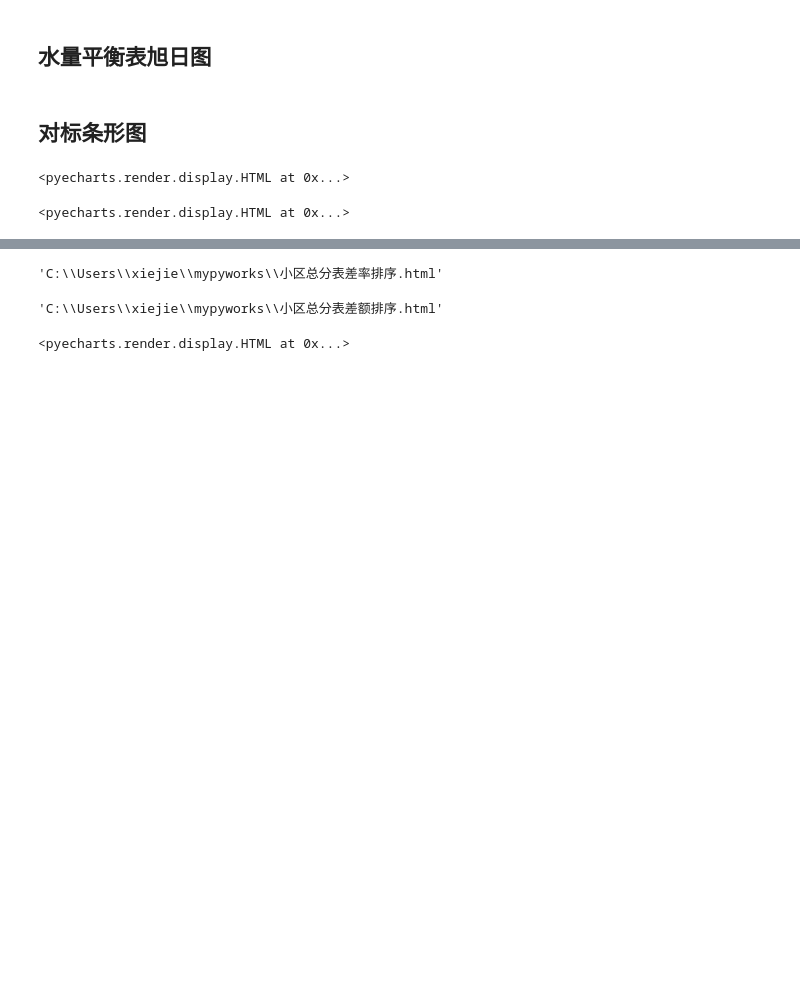
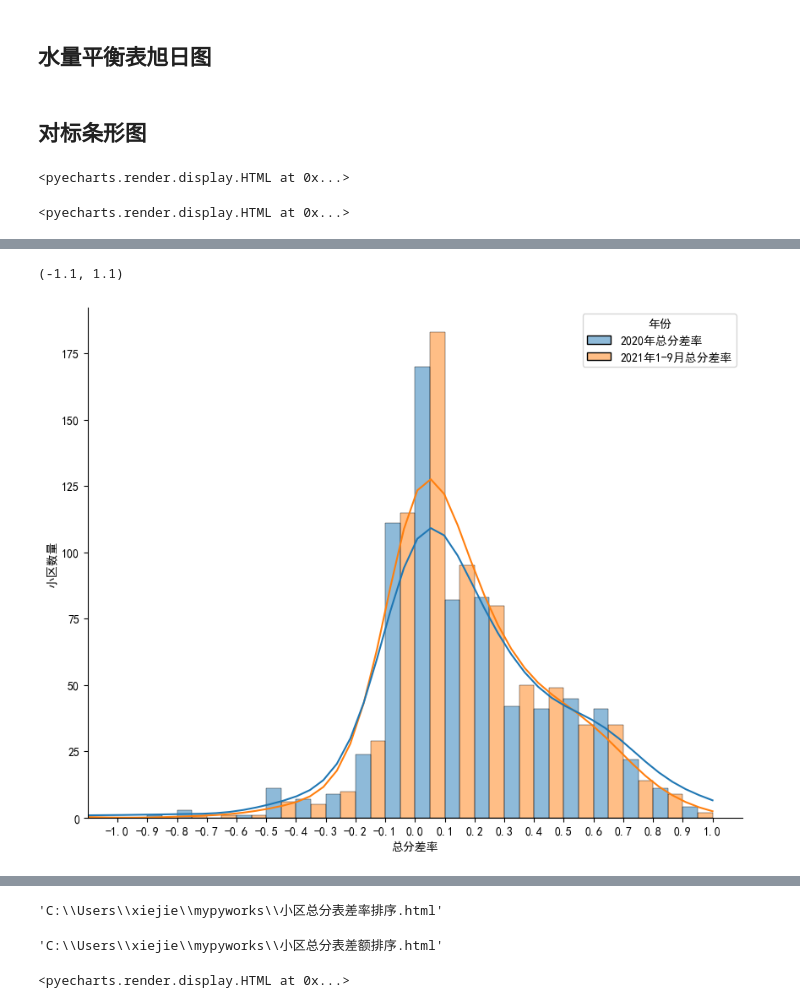
Before and after one commit to jayaston/mypyworks, a Jupyter notebook: 方便snapshot的产销差分析图表.ipynb, the cells around one changed output, grey strips where cells are left out. Cells and saved outputs as stored; diff of their text form; code cells hidden in the pictures; blank space fills up the shorter version.

```diff
--- a/方便snapshot的产销差分析图表.ipynb
+++ b/方便snapshot的产销差分析图表.ipynb
@@ -847,3 +904,21 @@ df_zf['总分差率'] = df_zf['总分差水量']/df_zf['总表水量']
+# %%
+fig=plt.figure(figsize=(10,8),dpi=100)
+#fig.suptitle("我是画布的标题",fontsize=20)
+
+g=sns.histplot(data=df_zf,x='总分表差率',bins=list(np.arange(-1,1.1,0.1)),hue="年份",multiple='dodge',kde=True,)
+#g=sns.histplot(data=zone3 , x="累计产销差率", bins=[-70,-20,-10,0,10,20,30,40,50],hue="年份",multiple='dodge',shrink=.8,kde=True)
+sns.despine() #移除边框
+plt.xticks(list(np.arange(-1,1.1,0.1)))
+plt.ylabel('小区数量')
+plt.xlabel('总分差率')
+plt.xlim(-1.1,1.1)
+#plt.title('测试')
+#g=sns.displot(data=zone3 , x="累计产销差率", hue="月份",kind="kde",height=5,aspect=1.5)#必须用细项函数才可以写到axes里面,一个图不加ax索引，单行列图只加一个索引。
+#g.set_axis_labels('累计产销差率','二级分区数量密度')
+#g.legend.set_title("")
+# %% [output]
+(-1.1, 1.1)
+[figure, added]
 # %%
 df_zf.sort_values('总分差率',ascending=False,inplace=True)
 df_zf1=df_zf[:40]
```
Also changed, not shown: parts of 4 cells of this notebook, 12 other files.
